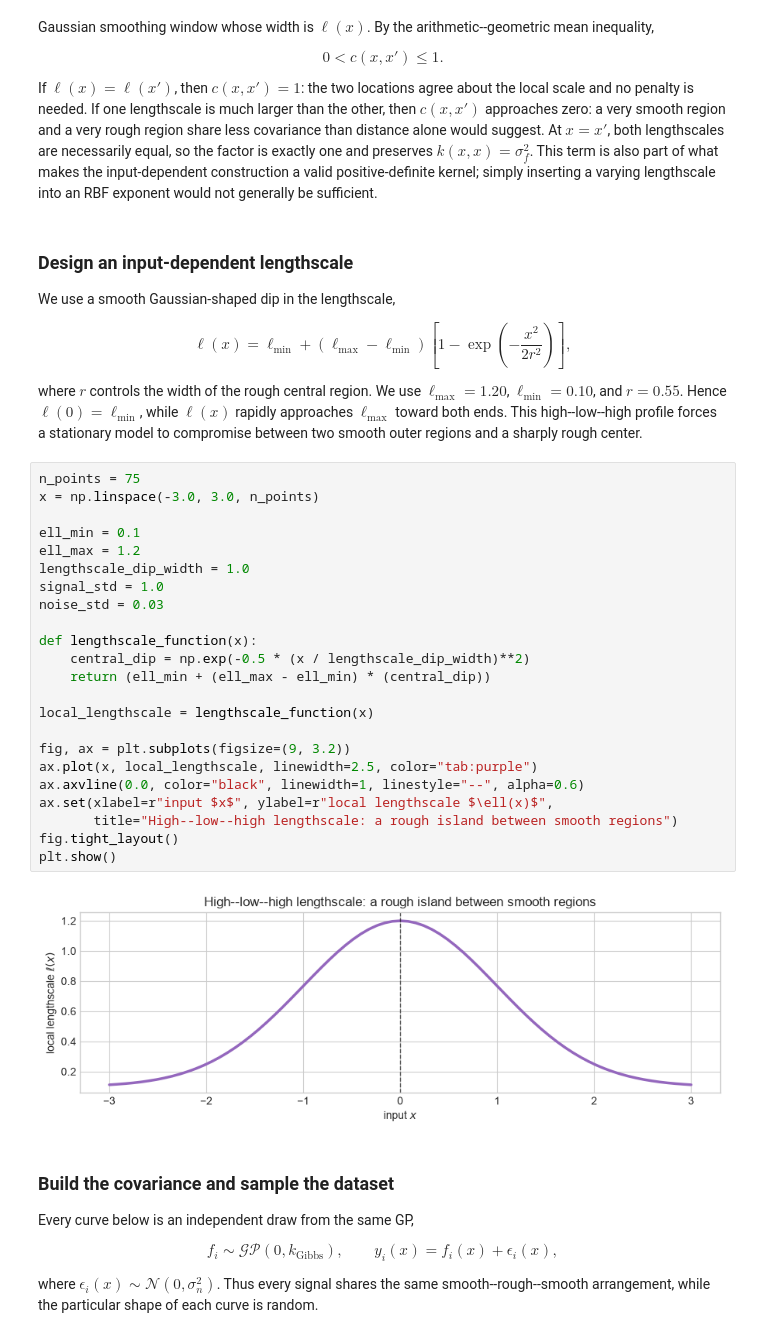
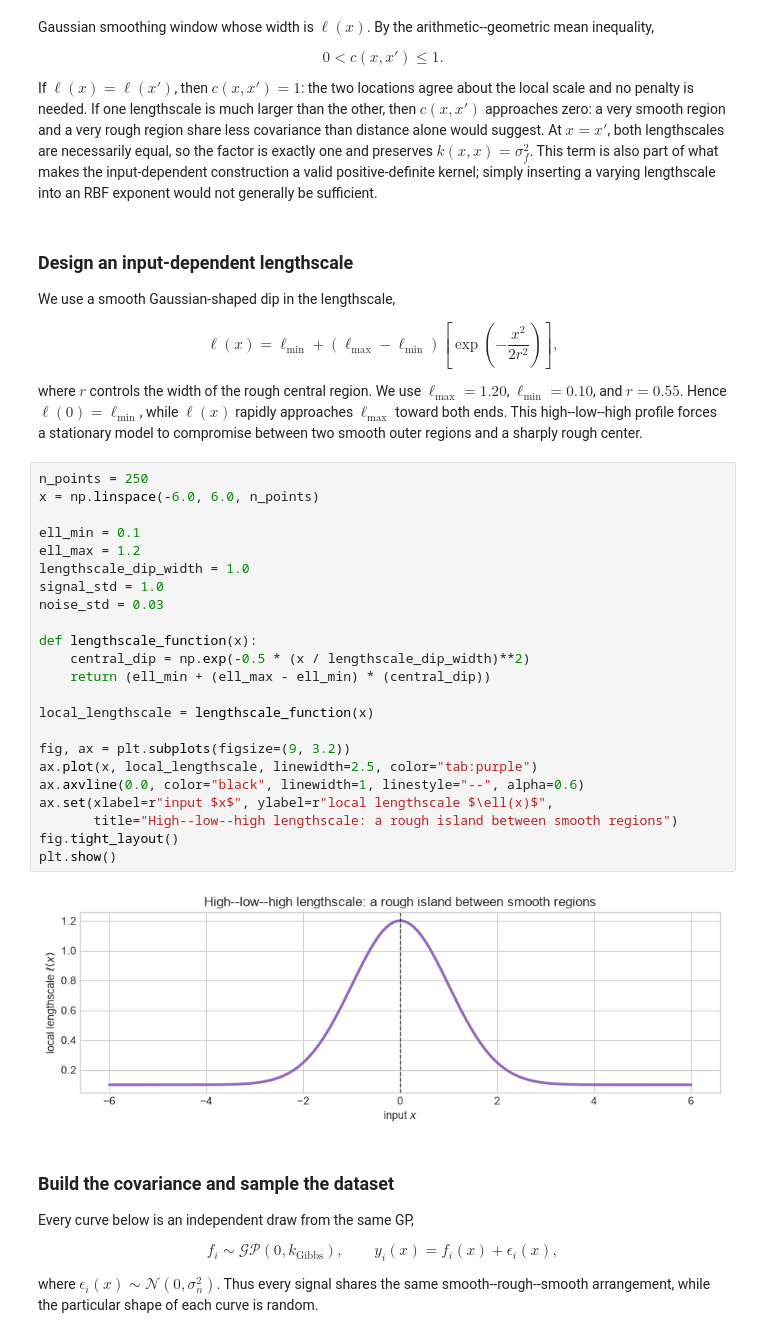
Before and after one commit to OLMOS-PM/GPPS_2026, a Jupyter notebook: 5-gp_nonstationary_kernels.ipynb, the cells around one changed output. Drawn from its saved outputs; the diff is of its cells as text.

```diff
--- a/5-gp_nonstationary_kernels.ipynb
+++ b/5-gp_nonstationary_kernels.ipynb
@@ -67,34 +67,34 @@ If $\ell(x)=\ell(x')$, then $c(x,x')=1$: the two locations agree about the local
 
 We use a smooth Gaussian-shaped dip in the lengthscale,
 
-$$\ell(x)=\ell_{\min}+(\ell_{\max}-\ell_{\min})\left[1-\exp\left(-\frac{x^2}{2r^2}\right)\right],$$
+$$\ell(x)=\ell_{\min}+(\ell_{\max}-\ell_{\min})\left[\exp\left(-\frac{x^2}{2r^2}\right)\right],$$
 
 where $r$ controls the width of the rough central region. We use $\ell_{\max}=1.20$, $\ell_{\min}=0.10$, and $r=0.55$. Hence $\ell(0)=\ell_{\min}$, while $\ell(x)$ rapidly approaches $\ell_{\max}$ toward both ends. This high--low--high profile forces a stationary model to compromise between two smooth outer regions and a sharply rough center.
 # %%
-n_points = 75
-x = np.linspace(-3.0, 3.0, n_points)
+n_points = 250
+x = np.linspace(-6.0, 6.0, n_points)
 
 ell_min = 0.1
 ell_max = 1.2
 lengthscale_dip_width = 1.0
 signal_std = 1.0
 noise_std = 0.03
 
 def lengthscale_function(x):
     central_dip = np.exp(-0.5 * (x / lengthscale_dip_width)**2)
     return (ell_min + (ell_max - ell_min) * (central_dip))
 
 local_lengthscale = lengthscale_function(x)
 
 fig, ax = plt.subplots(figsize=(9, 3.2))
 ax.plot(x, local_lengthscale, linewidth=2.5, color="tab:purple")
 ax.axvline(0.0, color="black", linewidth=1, linestyle="--", alpha=0.6)
 ax.set(xlabel=r"input $x$", ylabel=r"local lengthscale $\ell(x)$",
        title="High--low--high lengthscale: a rough island between smooth regions")
 fig.tight_layout()
 plt.show()
 # %% [output]
-[figure, old version]
+[figure, new version]
 # %% [markdown]
 ### Build the covariance and sample the dataset
 
```
Also changed, not shown: parts of 22 cells of this notebook.
